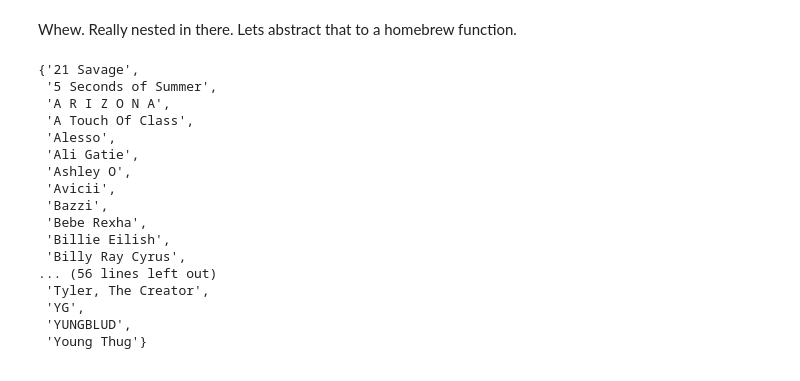
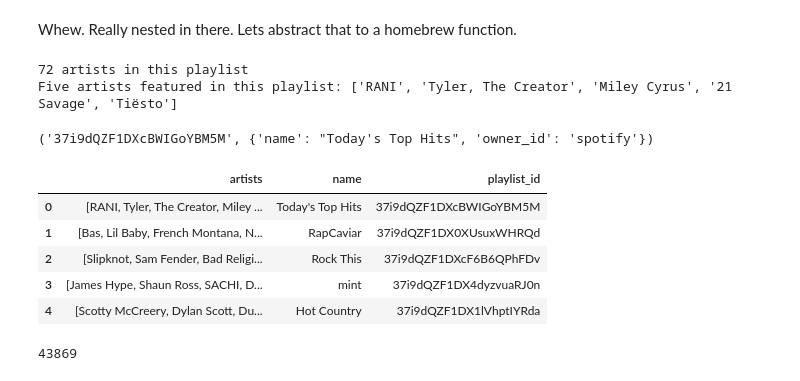
Before and after one commit to Patrickbfuller/solve_music_probs, a Jupyter notebook: spotipy_playlists.ipynb, the cells around one changed output. Cells and saved outputs as stored; diff of their text form; code cells hidden in the pictures.

Commit message:
formulate json, trimmed spoken categories, collect artist list

```diff
--- a/spotipy_playlists.ipynb
+++ b/spotipy_playlists.ipynb
@@ -370,23 +373,15 @@ Shawn Mendes
 Camila Cabello
 # %% [markdown]
 Whew. Really nested in there. Lets abstract that to a homebrew function.
-# %%
-hb.get_artists_in_playlist(playlist_tracks)
-# %% [output]
-{'21 Savage',
- '5 Seconds of Summer',
- 'A R I Z O N A',
- 'A Touch Of Class',
- 'Alesso',
- 'Ali Gatie',
- 'Ashley O',
- 'Avicii',
- 'Bazzi',
- 'Bebe Rexha',
- 'Billie Eilish',
- 'Billy Ray Cyrus',
-... (56 lines left out)
- 'Tyler, The Creator',
- 'YG',
- 'YUNGBLUD',
- 'Young Thug'}
+# %%
+playlist_artists = hb.get_artists_in_playlist(playlist_tracks_response)
+
+print(f'{len(playlist_artists)} artists in this playlist')
+print(f'Five artists featured in this playlist: {playlist_artists[:5]}')
+# %% [output]
+72 artists in this playlist
+Five artists featured in this playlist: ['RANI', 'Tyler, The Creator', 'Miley Cyrus', '21 Savage', 'Tiësto']
+# %%
+list(master_playlist_dict.items())[0]
+# %% [output]
+('37i9dQZF1DXcBWIGoYBM5M', {'name': "Today's Top Hits", 'owner_id': 'spotify'})
@@ -392,0 +412,10 @@ hb.get_artists_in_playlist(playlist_tracks)
+# %%
+playlists_df = pd.read_json('playlists_with_artists.json', lines=True)
+playlists_df.head()
+# %% [output]
+|  | artists | name | playlist_id |
+| 0 | [RANI, Tyler, The Creator, Miley ... | Today's Top Hits | 37i9dQZF1DXcBWIGoYBM5M |
+| 1 | [Bas, Lil Baby, French Montana, N... | RapCaviar | 37i9dQZF1DX0XUsuxWHRQd |
+| 2 | [Slipknot, Sam Fender, Bad Religi... | Rock This | 37i9dQZF1DXcF6B6QPhFDv |
+| 3 | [James Hype, Shaun Ross, SACHI, D... | mint | 37i9dQZF1DX4dyzvuaRJ0n |
+| 4 | [Scotty McCreery, Dylan Scott, Du... | Hot Country | 37i9dQZF1DX1lVhptIYRda |
@@ -392,0 +428,4 @@ hb.get_artists_in_playlist(playlist_tracks)
+# %%
+len(master_artist_list)
+# %% [output]
+43869
```
Also changed, not shown: parts of 23 cells of this notebook, 2 other files.
